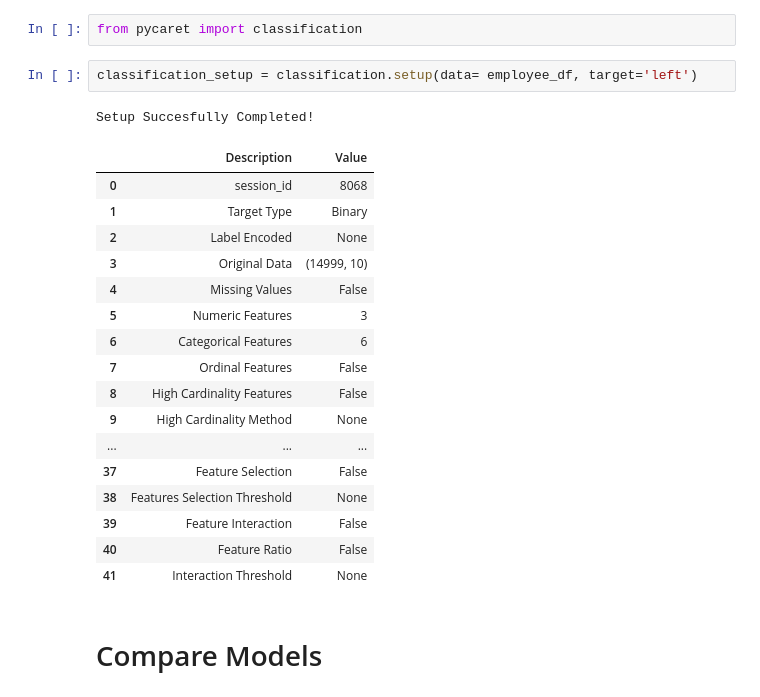
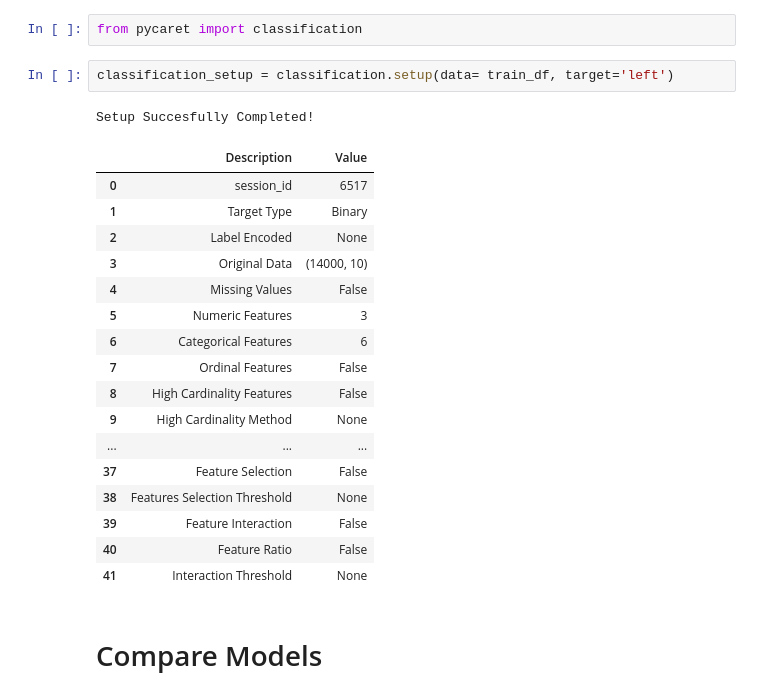
Before and after one commit to mindis/notebooks-2, a Jupyter notebook: Employee Exit Behaviour Analysis Using PyCaret.ipynb, the cells around one changed output. Saved outputs shown, nothing was run; the diff lists cells and outputs as text.

```diff
--- a/Employee Exit Behaviour Analysis Using PyCaret.ipynb
+++ b/Employee Exit Behaviour Analysis Using PyCaret.ipynb
@@ -89,14 +110,14 @@ prediction_df
 # %%
 from pycaret import classification
 # %%
-classification_setup = classification.setup(data= employee_df, target='left')
+classification_setup = classification.setup(data= train_df, target='left')
 # %% [output]
 Setup Succesfully Completed!
 |  | Description | Value |
-| 0 | session_id | 8068 |
+| 0 | session_id | 6517 |
 | 1 | Target Type | Binary |
 | 2 | Label Encoded | None |
-| 3 | Original Data | (14999, 10) |
+| 3 | Original Data | (14000, 10) |
 | 4 | Missing Values | False |
 | 5 | Numeric Features | 3 |
 | 6 | Categorical Features | 6 |
```
Also changed, not shown: parts of 29 cells of this notebook.
